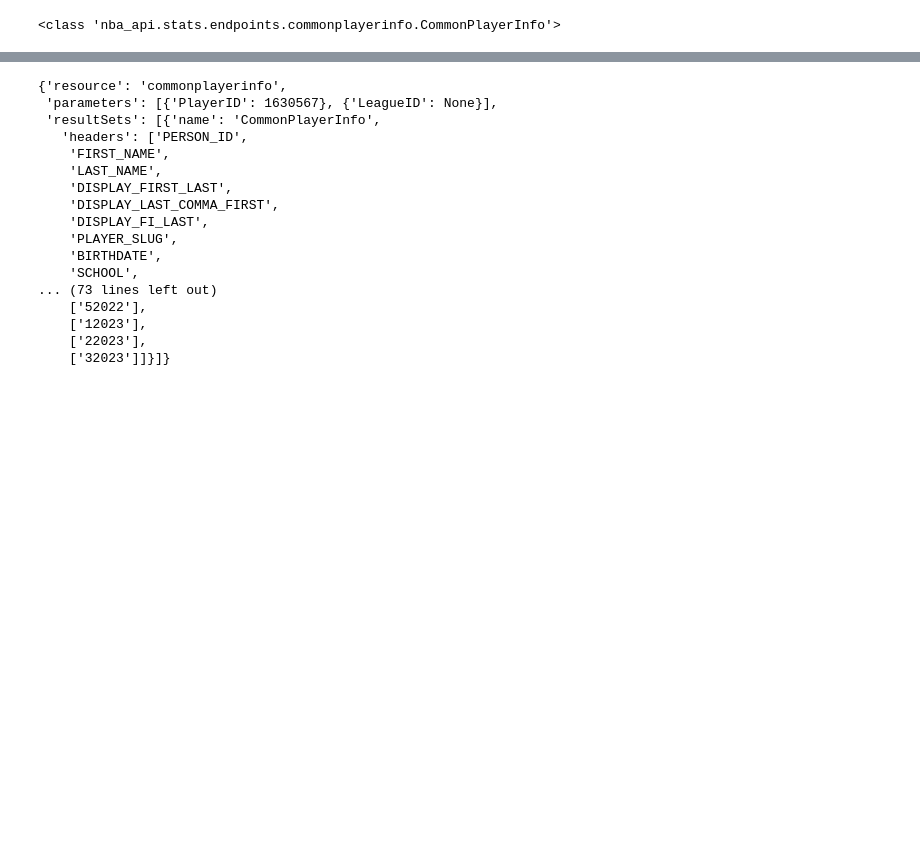
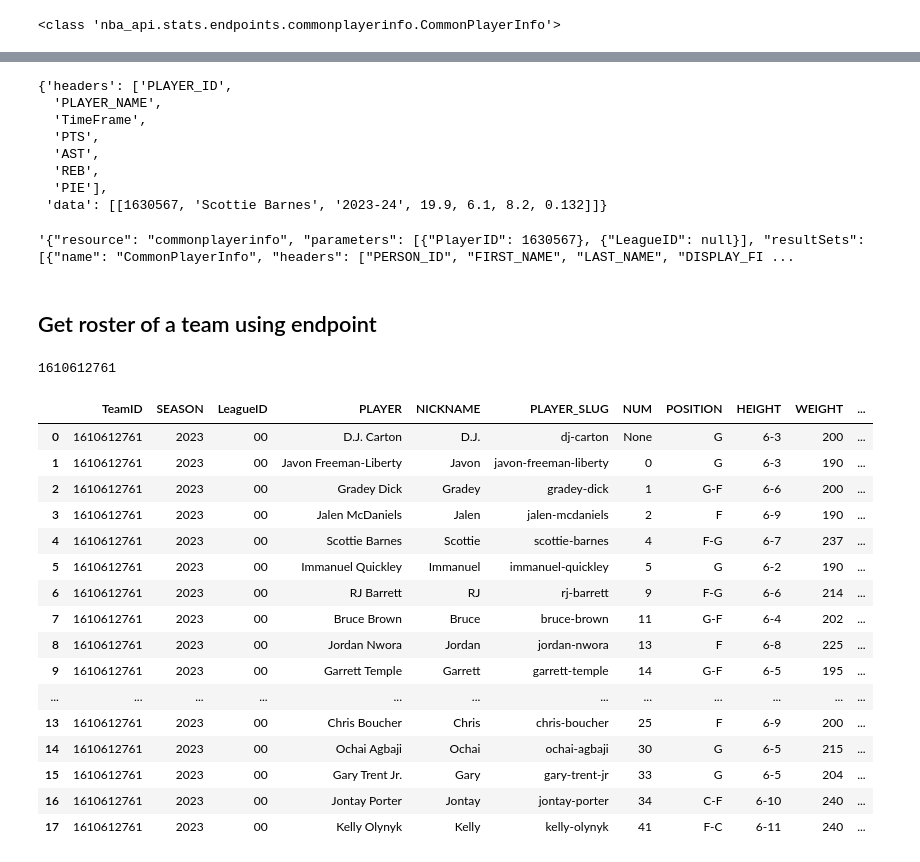
Before and after one commit to rqian239/RunTime, a Jupyter notebook: runtime/notebooks/nba_api_notebooks/nba_api_sandbox.ipynb, the cells around one changed output, grey strips where cells are left out. Drawn from its saved outputs; the diff is of its cells as text; code cells hidden in the pictures; blank space fills up the shorter version.

```diff
--- a/runtime/notebooks/nba_api_notebooks/nba_api_sandbox.ipynb
+++ b/runtime/notebooks/nba_api_notebooks/nba_api_sandbox.ipynb
@@ -48,20 +56,19 @@ scottie_barnes_info.available_seasons.get_data_frame()
 # %%
-scottie_barnes_info.get_dict()
+# You can also get data as a dict()
+scottie_barnes_info.player_headline_stats.get_dict()
 # %% [output]
-{'resource': 'commonplayerinfo',
- 'parameters': [{'PlayerID': 1630567}, {'LeagueID': None}],
- 'resultSets': [{'name': 'CommonPlayerInfo',
-   'headers': ['PERSON_ID',
-    'FIRST_NAME',
-    'LAST_NAME',
-    'DISPLAY_FIRST_LAST',
-    'DISPLAY_LAST_COMMA_FIRST',
-    'DISPLAY_FI_LAST',
-    'PLAYER_SLUG',
-    'BIRTHDATE',
-    'SCHOOL',
-... (73 lines left out)
-    ['52022'],
-    ['12023'],
-    ['22023'],
-    ['32023']]}]}
+{'headers': ['PLAYER_ID',
+  'PLAYER_NAME',
+  'TimeFrame',
+  'PTS',
+  'AST',
+  'REB',
+  'PIE'],
+ 'data': [[1630567, 'Scottie Barnes', '2023-24', 19.9, 6.1, 8.2, 0.132]]}
+# %%
+# Get json string of response
+scottie_barnes_info.get_json()
+# %% [output]
+'{"resource": "commonplayerinfo", "parameters": [{"PlayerID": 1630567}, {"LeagueID": null}], "resultSets": [{"name": "CommonPlayerInfo", "headers": ["PERSON_ID", "FIRST_NAME", "LAST_NAME", "DISPLAY_FI ...
+# %% [markdown]
+## Get roster of a team using endpoint
@@ -67,0 +78,26 @@ scottie_barnes_info.get_dict()
+# %%
+toronto_raptors_id = teams.find_teams_by_full_name("toronto raptors")[0].get("id")
+toronto_raptors_id
+# %% [output]
+1610612761
+# %%
+tor_roster_2024 = commonteamroster.CommonTeamRoster(team_id=toronto_raptors_id)
+tor_roster_2024.common_team_roster.get_data_frame()
+# %% [output]
+|  | TeamID | SEASON | LeagueID | PLAYER | NICKNAME | PLAYER_SLUG | NUM | POSITION | HEIGHT | WEIGHT | ... |
+| 0 | 1610612761 | 2023 | 00 | D.J. Carton | D.J. | dj-carton | None | G | 6-3 | 200 | ... |
+| 1 | 1610612761 | 2023 | 00 | Javon Freeman-Liberty | Javon | javon-freeman-liberty | 0 | G | 6-3 | 190 | ... |
+| 2 | 1610612761 | 2023 | 00 | Gradey Dick | Gradey | gradey-dick | 1 | G-F | 6-6 | 200 | ... |
+| 3 | 1610612761 | 2023 | 00 | Jalen McDaniels | Jalen | jalen-mcdaniels | 2 | F | 6-9 | 190 | ... |
+| 4 | 1610612761 | 2023 | 00 | Scottie Barnes | Scottie | scottie-barnes | 4 | F-G | 6-7 | 237 | ... |
+| 5 | 1610612761 | 2023 | 00 | Immanuel Quickley | Immanuel | immanuel-quickley | 5 | G | 6-2 | 190 | ... |
+| 6 | 1610612761 | 2023 | 00 | RJ Barrett | RJ | rj-barrett | 9 | F-G | 6-6 | 214 | ... |
+| 7 | 1610612761 | 2023 | 00 | Bruce Brown | Bruce | bruce-brown | 11 | G-F | 6-4 | 202 | ... |
+| 8 | 1610612761 | 2023 | 00 | Jordan Nwora | Jordan | jordan-nwora | 13 | F | 6-8 | 225 | ... |
+| 9 | 1610612761 | 2023 | 00 | Garrett Temple | Garrett | garrett-temple | 14 | G-F | 6-5 | 195 | ... |
+| ... | ... | ... | ... | ... | ... | ... | ... | ... | ... | ... | ... |
+| 13 | 1610612761 | 2023 | 00 | Chris Boucher | Chris | chris-boucher | 25 | F | 6-9 | 200 | ... |
+| 14 | 1610612761 | 2023 | 00 | Ochai Agbaji | Ochai | ochai-agbaji | 30 | G | 6-5 | 215 | ... |
+| 15 | 1610612761 | 2023 | 00 | Gary Trent Jr. | Gary | gary-trent-jr | 33 | G | 6-5 | 204 | ... |
+| 16 | 1610612761 | 2023 | 00 | Jontay Porter | Jontay | jontay-porter | 34 | C-F | 6-10 | 240 | ... |
+| 17 | 1610612761 | 2023 | 00 | Kelly Olynyk | Kelly | kelly-olynyk | 41 | F-C | 6-11 | 240 | ... |
```
Also changed, not shown: parts of 13 cells of this notebook.
